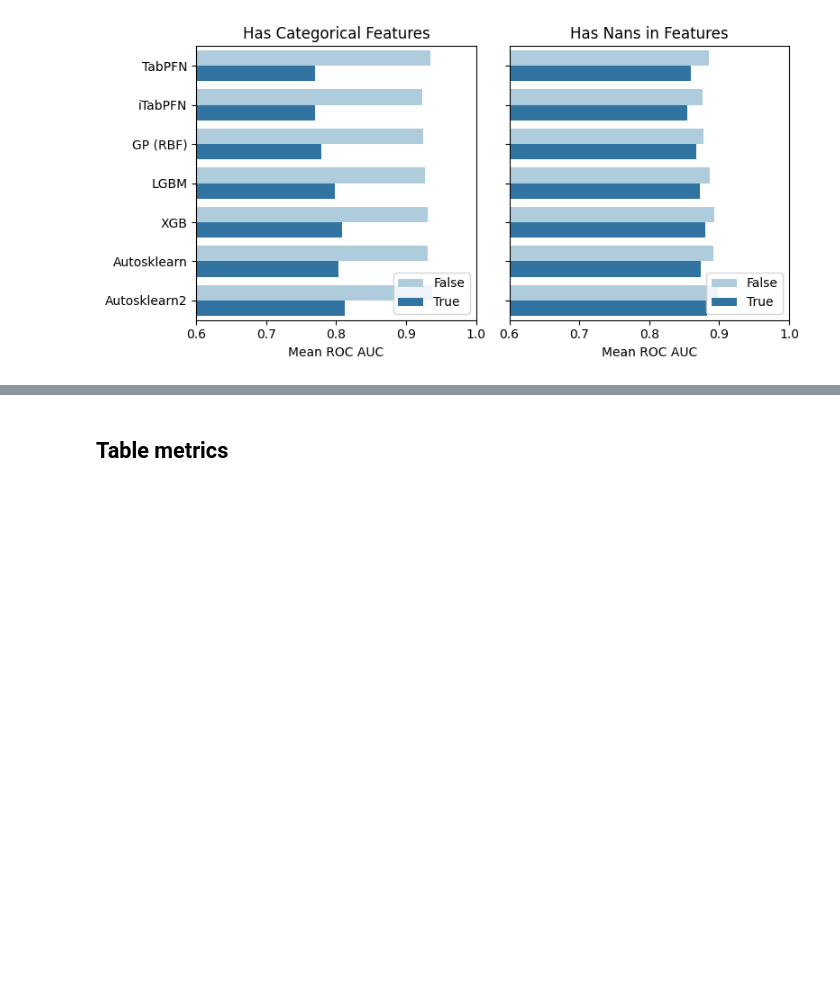
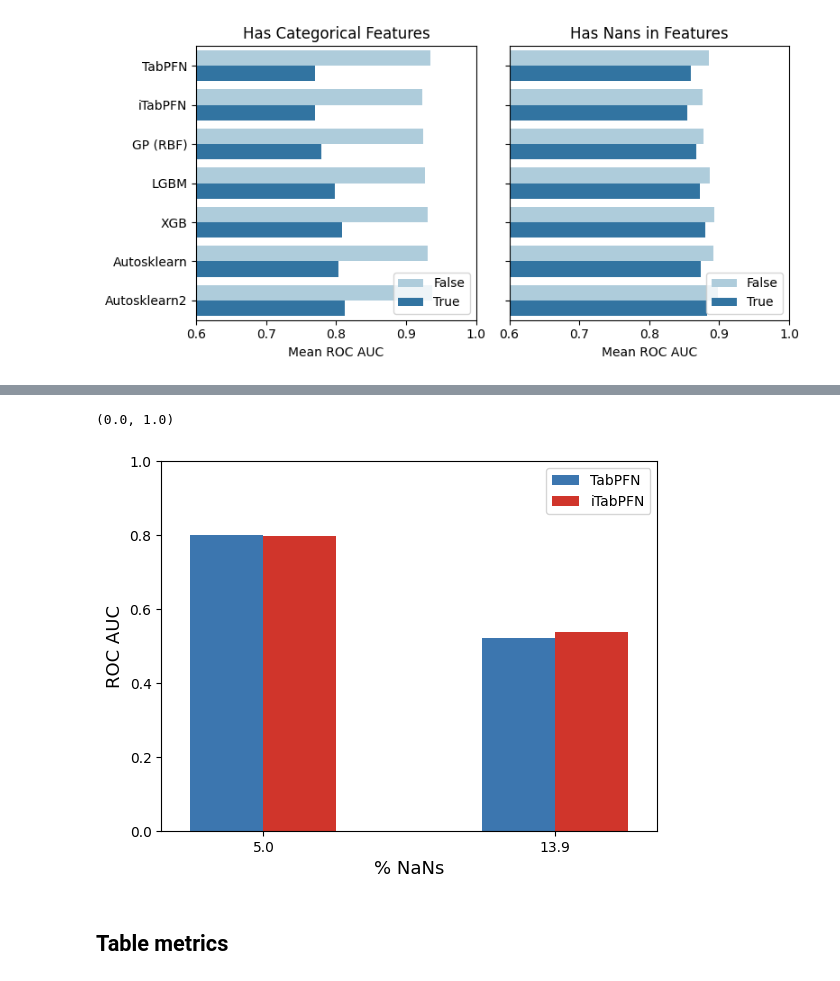
Before and after one commit to ugne-sak/iTabPFN, a Jupyter notebook: tabpfn/Evaluation.ipynb, the cells around one changed output, grey strips where cells are left out. Saved outputs shown, nothing was run; the diff lists cells and outputs as text; code cells hidden in the pictures; blank space fills up the shorter version.

```diff
--- a/tabpfn/Evaluation.ipynb
+++ b/tabpfn/Evaluation.ipynb
@@ -604,3 +640,25 @@ plt.tight_layout()
+# %%
+chart4 = df_[(df_.method=='TabPFN') & (df_.nan_prob > 0.04)].sort_values(by=['nan_prob'])
+chart4['nan_prob'] = chart4['nan_prob'].multiply(100)
+chart4['nan_prob'] = chart4['nan_prob'].round(1)
+ax4 = chart4.plot.bar(x = 'nan_prob', y='metric', color = '#3C76AF', alpha = 1, width = 0.25, position = 1, label = 'TabPFN')
+
+ichart4 = df_[(df_.method=='iTabPFN') & (df_.nan_prob > 0.04)].sort_values(by=['nan_prob'])
+ichart4['nan_prob'] = ichart4['nan_prob'].multiply(100)
+ichart4['nan_prob'] = ichart4['nan_prob'].round(1)
+ichart4 = ichart4.plot.bar(x = 'nan_prob', y='metric', ax = ax4, color = '#D0352B', alpha = 1, width = 0.25, position = 0, label = 'iTabPFN', rot = 0)
+
+iichart4 = df_[(df_.method=='iTabPFN') & (df_.nan_prob > 0.04)].sort_values(by=['nan_prob'])
+iichart4['nan_prob'] = iichart4['nan_prob'].multiply(100)
+iichart4['nan_prob'] = iichart4['nan_prob'].round(1)
+iichart4 = iichart4.plot(x = 'nan_prob', y='metric', kind = 'bar', ax = ax4, color = '#D0352B', alpha = 0, width = 0.2, position = 0.5, label = '_', rot = 0)
+
+ichart4.set_xlabel("% NaNs", fontsize = 13)
+ichart4.set_ylabel("ROC AUC", fontsize = 13)
+ichart4.set_ylim(0, 1.0)
+# %% [output]
+(0.0, 1.0)
+[figure, added]
 # %% [markdown]
 ## Table metrics
 # %%
```
Also changed, not shown: parts of 8 cells of this notebook.
